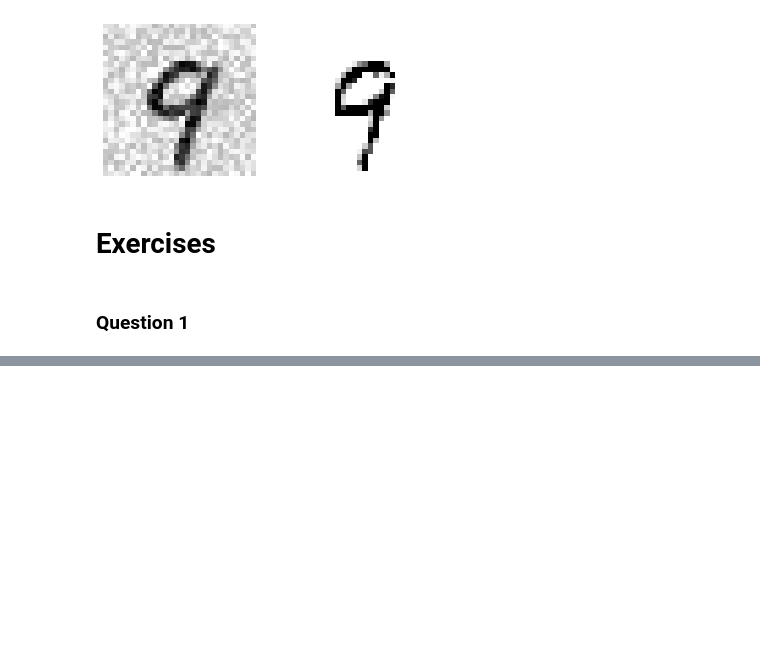
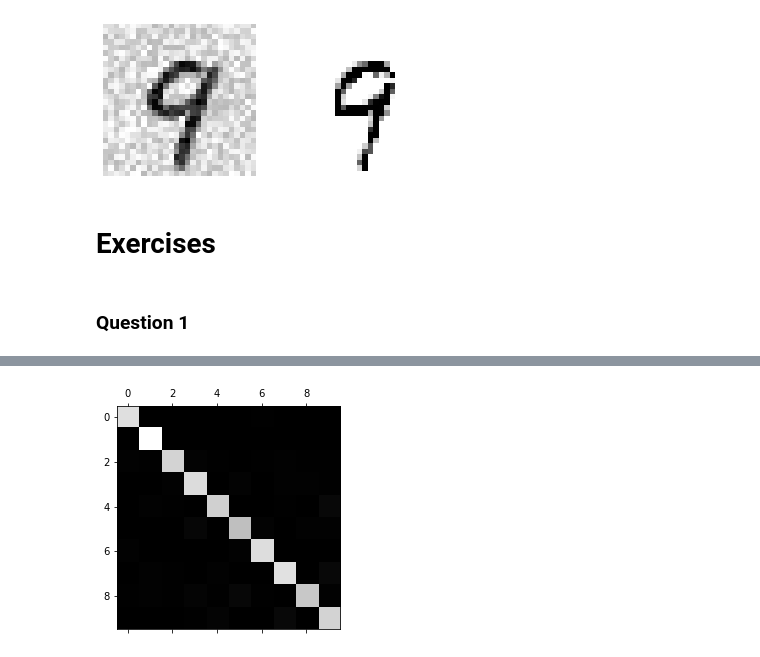
Before and after one commit to NathanA15/ml, a Jupyter notebook: Classifcation.ipynb, the cells around one changed output, grey strips where cells are left out. Saved outputs shown, nothing was run; the diff lists cells and outputs as text; code cells hidden in the pictures; blank space fills up the shorter version.

```diff
--- a/Classifcation.ipynb
+++ b/Classifcation.ipynb
@@ -690,12 +689,12 @@ plt.show
 from sklearn.model_selection import GridSearchCV
 from sklearn.neighbors import KNeighborsClassifier
 import time
-
+print(2345)
 start_time = time.time()
 
 param_grid = [
     {'n_neighbors': [3, 5, 7, 10], 'weights': ['uniform', 'distance'],
-     'algorithm': ['ball_tree', 'kd_tree'], 'n_jobs': [4]
+     'algorithm': ['ball_tree', 'kd_tree'], 'n_jobs': [5]
     },
 ]
 
@@ -703,7 +702,7 @@ kneig_clf = KNeighborsClassifier()
 
 grid_search_kneig = GridSearchCV(kneig_clf, param_grid, cv=5,
                           scoring='neg_mean_squared_error',
-                          return_train_score=True, n_jobs=4, verbose=5)
+                          return_train_score=True, n_jobs=1, verbose=6)
 
 
 grid_search_kneig.fit(X_train, y_train)
@@ -714,0 +799,15 @@ print("--- %s seconds ---" % (time.time() - start_time))
+# %%
+from sklearn.preprocessing import StandardScaler
+
+scaler = StandardScaler()
+# Copies the array and convert everything to floats
+X_train_scaled = scaler.fit_transform(X_train.astype(np.float64))
+# %%
+from sklearn.model_selection import cross_val_predict
+
+y_train_pred_kn = cross_val_predict(grid_search_kneig.best_estimator_, X_train_scaled, y_train, cv=3, n_jobs=4)
+# %%
+from sklearn.metrics import confusion_matrix
+
+conf_mx_kn = confusion_matrix(y_train,y_train_pred_kn)
+print(conf_mx_kn)
@@ -714,0 +825,5 @@ print("--- %s seconds ---" % (time.time() - start_time))
+# %%
+plt.matshow(conf_mx_kn, cmap=plt.cm.gray)
+plt.show()
+# %% [output]
+[figure, added]
```
Also changed, not shown: parts of 24 cells of this notebook.
